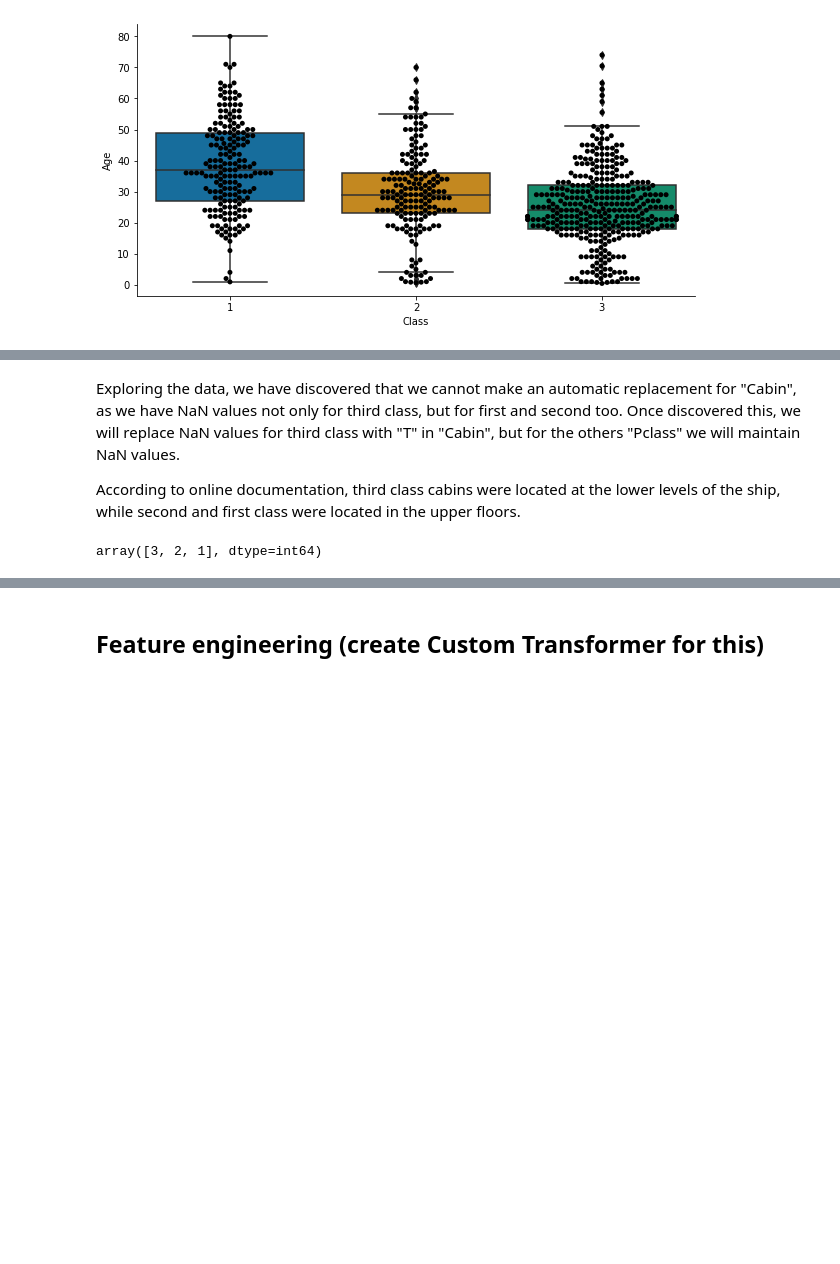
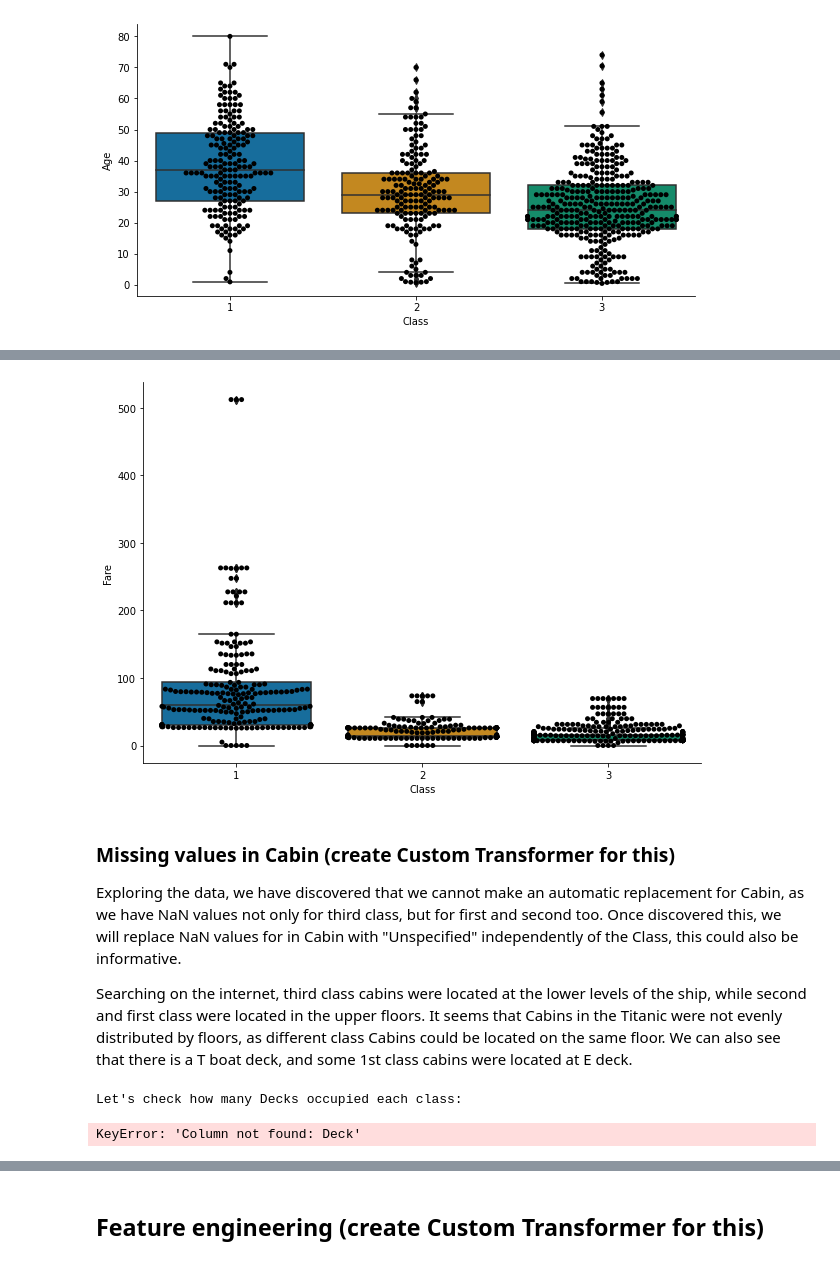
Before and after one commit to sbmoyano/data_science_projects, a Jupyter notebook: kaggle_titanic_competition/kaggle_titanic_competition_classification.ipynb, the cells around one changed output, grey strips where cells are left out. Saved outputs shown, nothing was run; the diff lists cells and outputs as text; code cells hidden in the pictures; blank space fills up the shorter version.

```diff
--- a/kaggle_titanic_competition/kaggle_titanic_competition_classification.ipynb
+++ b/kaggle_titanic_competition/kaggle_titanic_competition_classification.ipynb
@@ -132,10 +165,27 @@ sns.despine()
+# %%
+fig, ax = plt.subplots(figsize=(10, 7))
+sns.boxplot(x=train["Pclass"], y=train["Fare"], palette="colorblind")
+sns.swarmplot(x=train["Pclass"], y=train["Fare"], color="black")
+ax.set_xlabel("Class")
+sns.despine()
+# %% [output]
+[figure, added]
 # %% [markdown]
-Exploring the data, we have discovered that we cannot make an automatic replacement for "Cabin", as we have NaN values not only for third class, but for first and second too. Once discovered this, we will replace NaN values for third class with "T" in "Cabin", but for the others "Pclass" we will maintain NaN values.
+### Missing values in Cabin (create Custom Transformer for this)
 
-According to online documentation, third class cabins were located at the lower levels of the ship, while second and first class were located in the upper floors.
+Exploring the data, we have discovered that we cannot make an automatic replacement for Cabin, as we have NaN values not only for third class, but for first and second too. Once discovered this, we will replace NaN values for in Cabin with "Unspecified" independently of the Class, this could also be informative.
+
+Searching on the internet, third class cabins were located at the lower levels of the ship, while second and first class were located in the upper floors. It seems that Cabins in the Titanic were not evenly distributed by floors, as different class Cabins could be located on the same floor. We can also see that there is a T boat deck, and some 1st class cabins were located at E deck.
 # %%
 # unique values of Pclass for missing values in Cabin
 train[train["Cabin"].isnull()]["Pclass"].unique()
+
+print("Let's check how many Decks occupied each class:")
+display(train.groupby(["Pclass"])["Deck"].unique())
+
+print("\nThere is one 1st class passengger on Deck T:")
+display(train[train["Deck"] == "T"])
 # %% [output]
-array([3, 2, 1], dtype=int64)
+Let's check how many Decks occupied each class:
+KeyError: 'Column not found: Deck'
 # %% [markdown]
```
Also changed, not shown: parts of 53 cells of this notebook.
